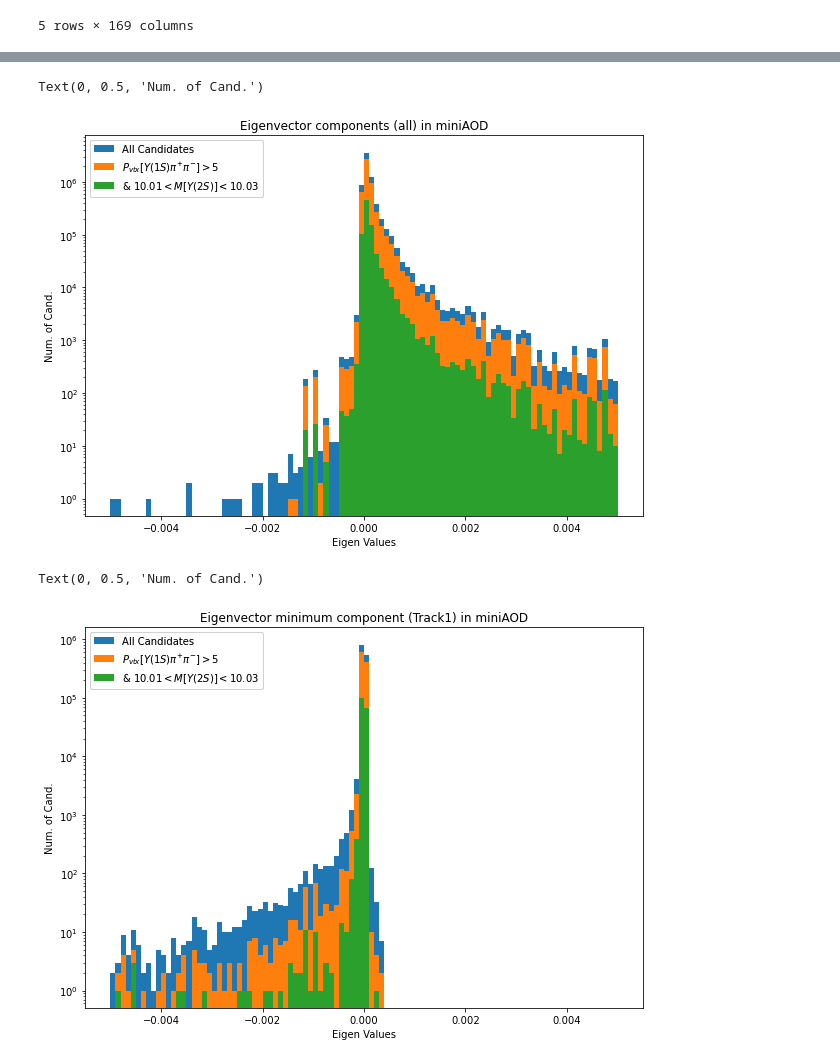
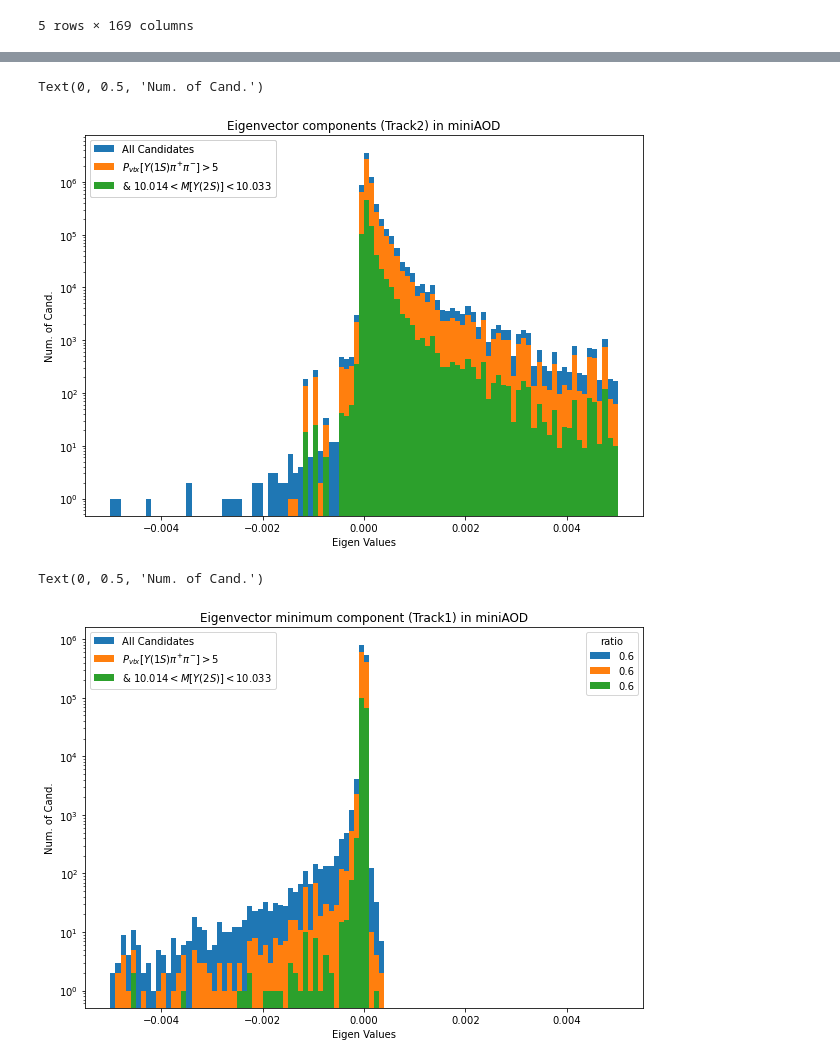
Before and after one commit to slezki/CovarianceMatrix, a Jupyter notebook: eigenValues.ipynb, the cells around one changed output, grey strips where cells are left out. Cells and saved outputs as stored; diff of their text form; code cells hidden in the pictures.

```diff
--- a/eigenValues.ipynb
+++ b/eigenValues.ipynb
@@ -25,7 +26,7 @@ data_mini.head()
 5 rows × 169 columns
 # %%
 data_mini_1 = data_mini[(data_mini["candidate_vProb"]>0.05)]
-data_mini_2 = data_mini[(data_mini["candidate_vProb"]>0.05) & (data_mini["candidate_vMass"]>10.01) & (data_mini["candidate_vMass"]<10.03)]
+data_mini_2 = data_mini[(data_mini["candidate_vProb"]>0.05) & (data_mini["candidate_vMass"]>10.014) & (data_mini["candidate_vMass"]<10.033)]
 # %%
 covMatrixLab_trk1=["track1_SQopQop","track1_SQopLam","track1_SQopPhi","track1_SQopDxy","track1_SQopDsz","track1_SLamLam","track1_SLamPhi","track1_SLamDxy","track1_SLamDsz","track1_SPhiPhi","track1_SPhiDxy","track1_SPhiDsz","track1_SDxyDxy","track1_SDxyDsz","track1_SDszDsz"]
 covMatrixLab_trk2=["track2_SQopQop","track2_SQopLam","track2_SQopPhi","track2_SQopDxy","track2_SQopDsz","track2_SLamLam","track2_SLamPhi","track2_SLamDxy","track2_SLamDsz","track2_SPhiPhi","track2_SPhiDxy","track2_SPhiDsz","track2_SDxyDxy","track2_SDxyDsz","track2_SDszDsz"]
@@ -87,7 +85,7 @@ Text(0, 0.5, 'Num. of Cand.')
 plt.figure(figsize=(10,7))
 plt.hist((V_mini_trk2.flatten()),range=(-0.005,0.005),bins=100,log=True,label="All Candidates");
 plt.hist((V_mini_trk2_1.flatten()),range=(-0.005,0.005),bins=100,log=True,label="$P_{vtx}[Y(1S)\pi^{+}\pi^{-}] > 5%$");
-plt.hist((V_mini_trk2_2.flatten()),range=(-0.005,0.005),bins=100,log=True,label="$&\ 10.01 < M[Y(2S)] < 10.03$");
+plt.hist((V_mini_trk2_2.flatten()),range=(-0.005,0.005),bins=100,log=True,label="$&\ 10.014 < M[Y(2S)] < 10.033$");
 plt.title("Eigenvector components (Track2) in miniAOD")
 legend1 = plt.legend(loc=2)
 #legend2 = plt.legend(["miniAOD"],loc=2)
@@ -98,23 +96,39 @@ plt.xlabel('Eigen Values')
 plt.ylabel('Num. of Cand.')
 # %% [output]
 Text(0, 0.5, 'Num. of Cand.')
-[figure, old version]
+[figure, new version]
+# %%
+bad_indx_trk1 = np.where((np.min(V_mini_trk1,axis=1)<0))[0]
+bad_indx_trk1_1 = np.where((np.min(V_mini_trk1_1,axis=1)<0))[0]
+bad_indx_trk1_2 = np.where((np.min(V_mini_trk1_2,axis=1)<0))[0]
+
+bad_indx_trk2 = np.where((np.min(V_mini_trk2,axis=1)<0))[0]
+bad_indx_trk2_1 = np.where((np.min(V_mini_trk2_1,axis=1)<0))[0]
+bad_indx_trk2_2 = np.where((np.min(V_mini_trk2_2,axis=1)<0))[0]
+# %%
+r_trk1 = float(len(bad_indx_trk1))/float(len(V_mini_trk1))
+r_trk1_1 = float(len(bad_indx_trk1_1))/float(len(V_mini_trk1_1))
+r_trk1_2 = float(len(bad_indx_trk1_2))/float(len(V_mini_trk1_2))
+
+r_trk2 = float(len(bad_indx_trk2))/float(len(V_mini_trk2))
+r_trk2_1 = float(len(bad_indx_trk2_1))/float(len(V_mini_trk2_1))
+r_trk2_2 = float(len(bad_indx_trk2_2))/float(len(V_mini_trk2_2))
 # %%
 plt.figure(figsize=(10,7))
 plt.hist(np.min(V_mini_trk1,axis=1),range=(-0.005,0.005),bins=100,log=True,label="All Candidates");
 plt.hist(np.min(V_mini_trk1_1,axis=1),range=(-0.005,0.005),bins=100,log=True,label="$P_{vtx}[Y(1S)\pi^{+}\pi^{-}] > 5%$");
-plt.hist(np.min(V_mini_trk1_2,axis=1),range=(-0.005,0.005),bins=100,log=True,label="$&\ 10.01 < M[Y(2S)] < 10.03$");
+plt.hist(np.min(V_mini_trk1_2,axis=1),range=(-0.005,0.005),bins=100,log=True,label="$&\ 10.014 < M[Y(2S)] < 10.033$");
 plt.title("Eigenvector minimum component (Track1) in miniAOD")
 legend1 = plt.legend(loc=2)
-#legend2 = plt.legend(["miniAOD"],loc=2)
+legend2 = plt.legend([round(r_trk1,2),round(r_trk1_1,2),round(r_trk1_2,2)],title = "ratio",loc=1)
 #legend2.legendHandles[0].set_color('red')
 plt.gca().add_artist(legend1)
 #plt.gca().add_artist(legend2)
 plt.xlabel('Eigen Values')
 plt.ylabel('Num. of Cand.')
 # %% [output]
 Text(0, 0.5, 'Num. of Cand.')
-[figure, old version]
+[figure, new version]
 # %%
 plt.figure(figsize=(10,7))
 plt.hist(np.min(V_mini_trk2,axis=1),range=(-0.005,0.005),bins=100,log=True,label="All Candidates");
```
Also changed, not shown: parts of 4 cells of this notebook, 1 other file.
